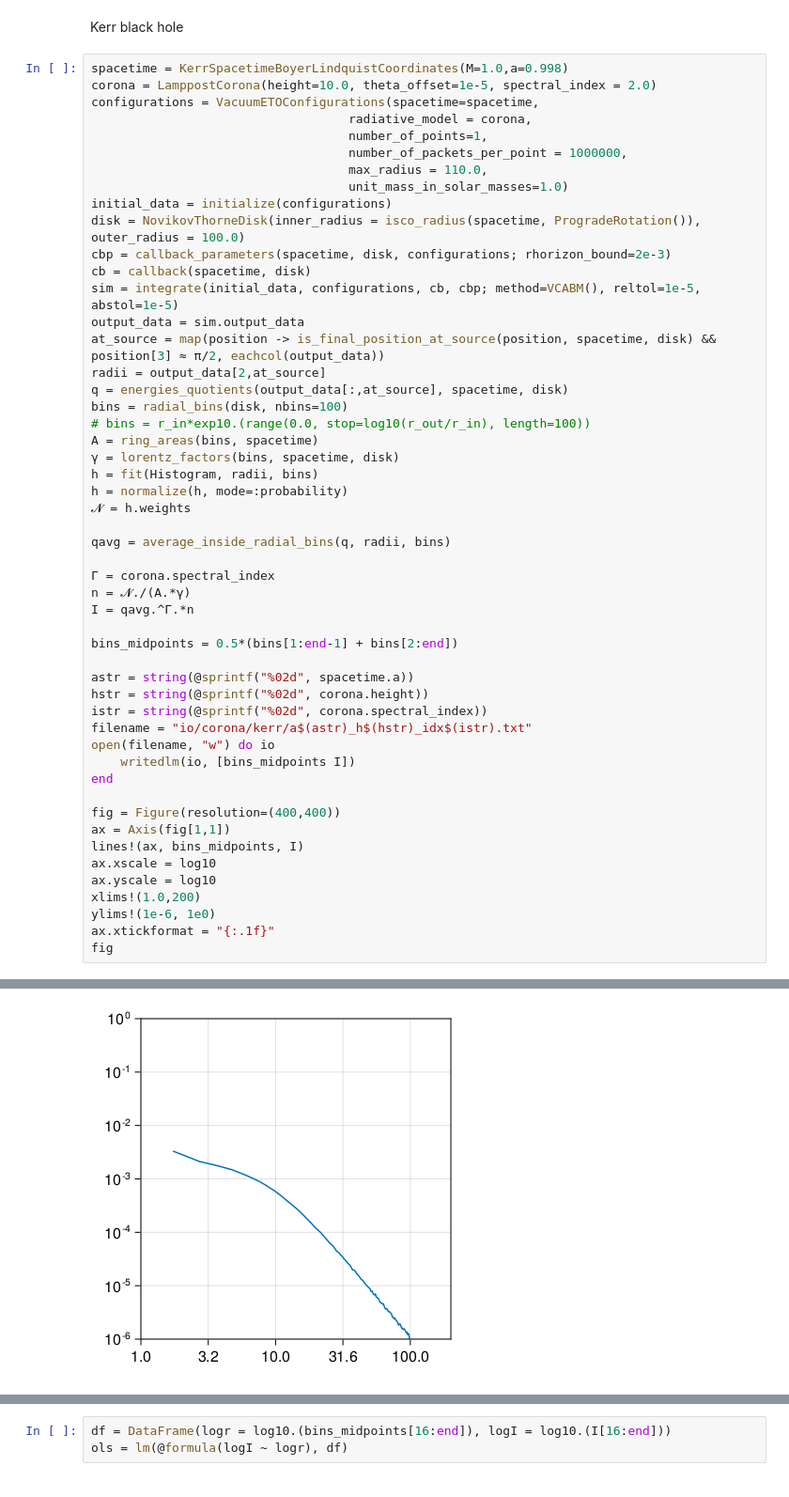
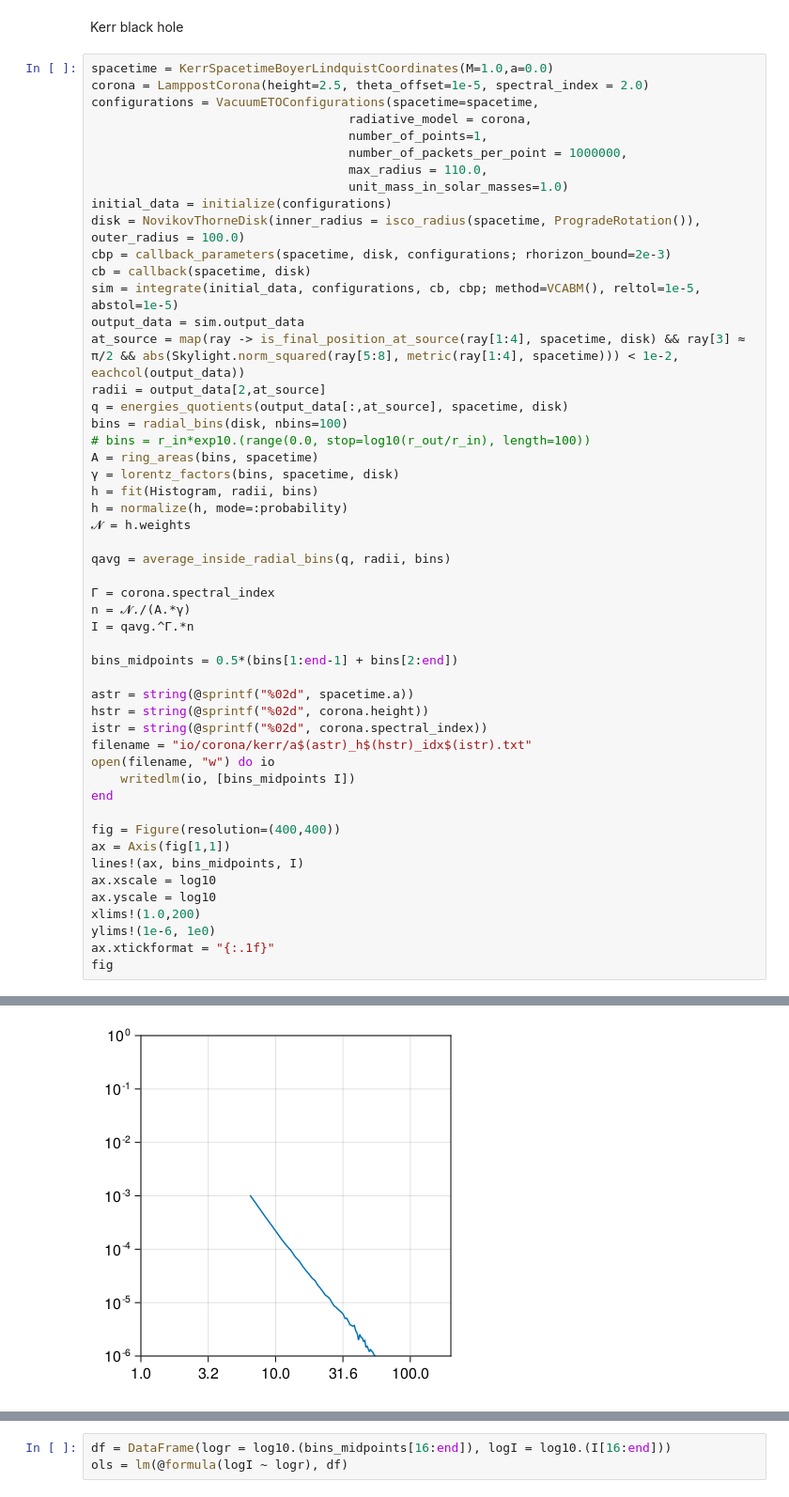
Before and after one commit to joaquinpelle/BosonStars, a Jupyter notebook: corona.ipynb, the cells around one changed output, grey strips where cells are left out. Shown: that part at 94% size. Cells and saved outputs as stored; diff of their text form.

```diff
--- a/corona.ipynb
+++ b/corona.ipynb
@@ -154,8 +479,8 @@ logr         -3.00162    0.0124221  -241.64    <1e-39  -3.02732   -2.97592
 # %% [markdown]
 Kerr black hole
 # %%
-spacetime = KerrSpacetimeBoyerLindquistCoordinates(M=1.0,a=0.998)
-corona = LamppostCorona(height=10.0, theta_offset=1e-5, spectral_index = 2.0)
+spacetime = KerrSpacetimeBoyerLindquistCoordinates(M=1.0,a=0.0)
+corona = LamppostCorona(height=2.5, theta_offset=1e-5, spectral_index = 2.0)
 configurations = VacuumETOConfigurations(spacetime=spacetime,
                                    radiative_model = corona,
                                    number_of_points=1,
@@ -168,7 +493,7 @@ cbp = callback_parameters(spacetime, disk, configurations; rhorizon_bound=2e-3)
 cb = callback(spacetime, disk)
 sim = integrate(initial_data, configurations, cb, cbp; method=VCABM(), reltol=1e-5, abstol=1e-5)
 output_data = sim.output_data
-at_source = map(position -> is_final_position_at_source(position, spacetime, disk) && position[3] ≈ π/2, eachcol(output_data))
+at_source = map(ray -> is_final_position_at_source(ray[1:4], spacetime, disk) && ray[3] ≈ π/2 && abs(Skylight.norm_squared(ray[5:8], metric(ray[1:4], spacetime))) < 1e-2, eachcol(output_data))
 radii = output_data[2,at_source]
 q = energies_quotients(output_data[:,at_source], spacetime, disk)
 bins = radial_bins(disk, nbins=100)
@@ -225 +553 @@ Memory allocated: 322.855 GiB
-[figure, old version]
+[figure, new version]
```
Also changed, not shown: parts of 18 cells of this notebook, 9 other files.
